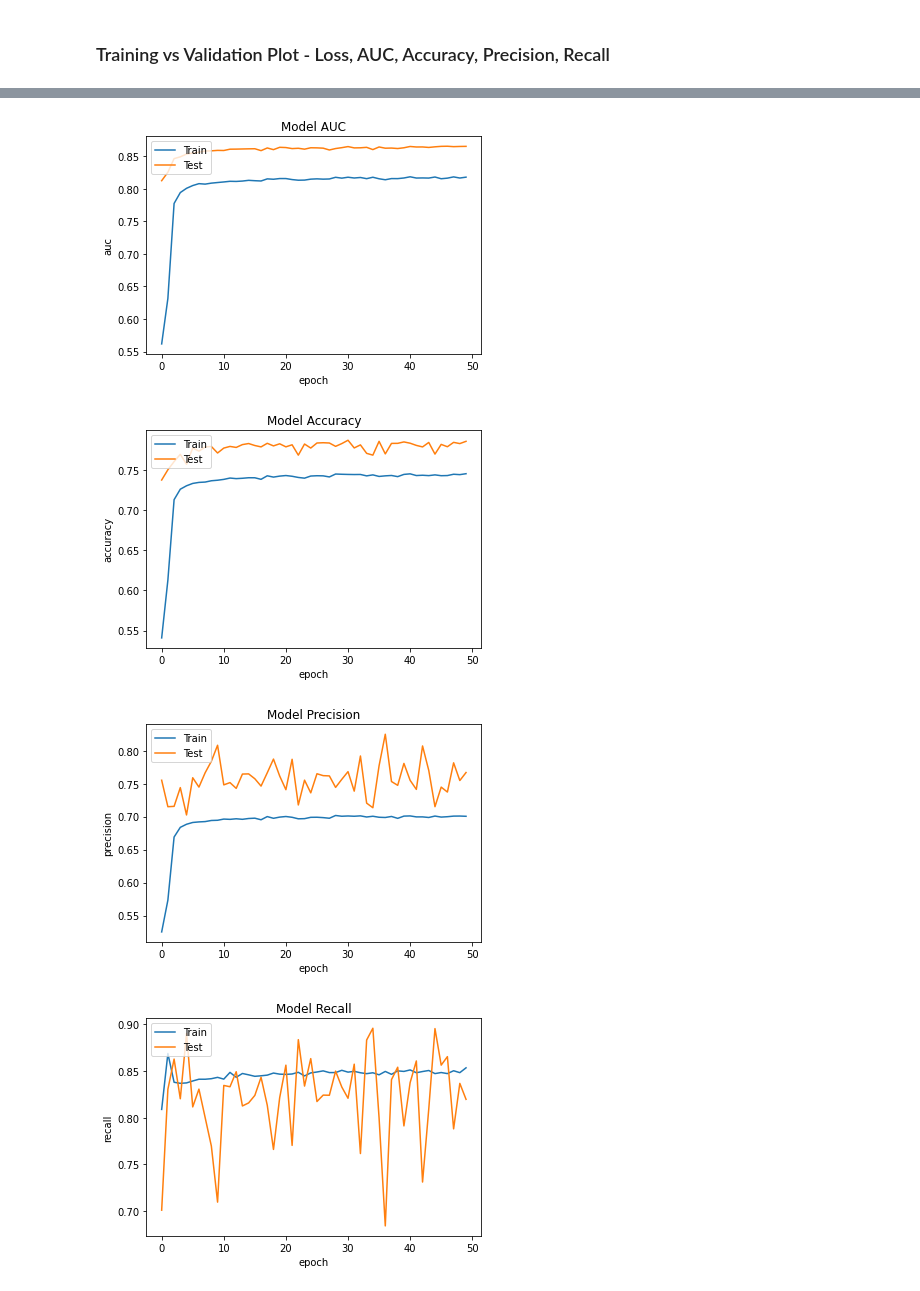
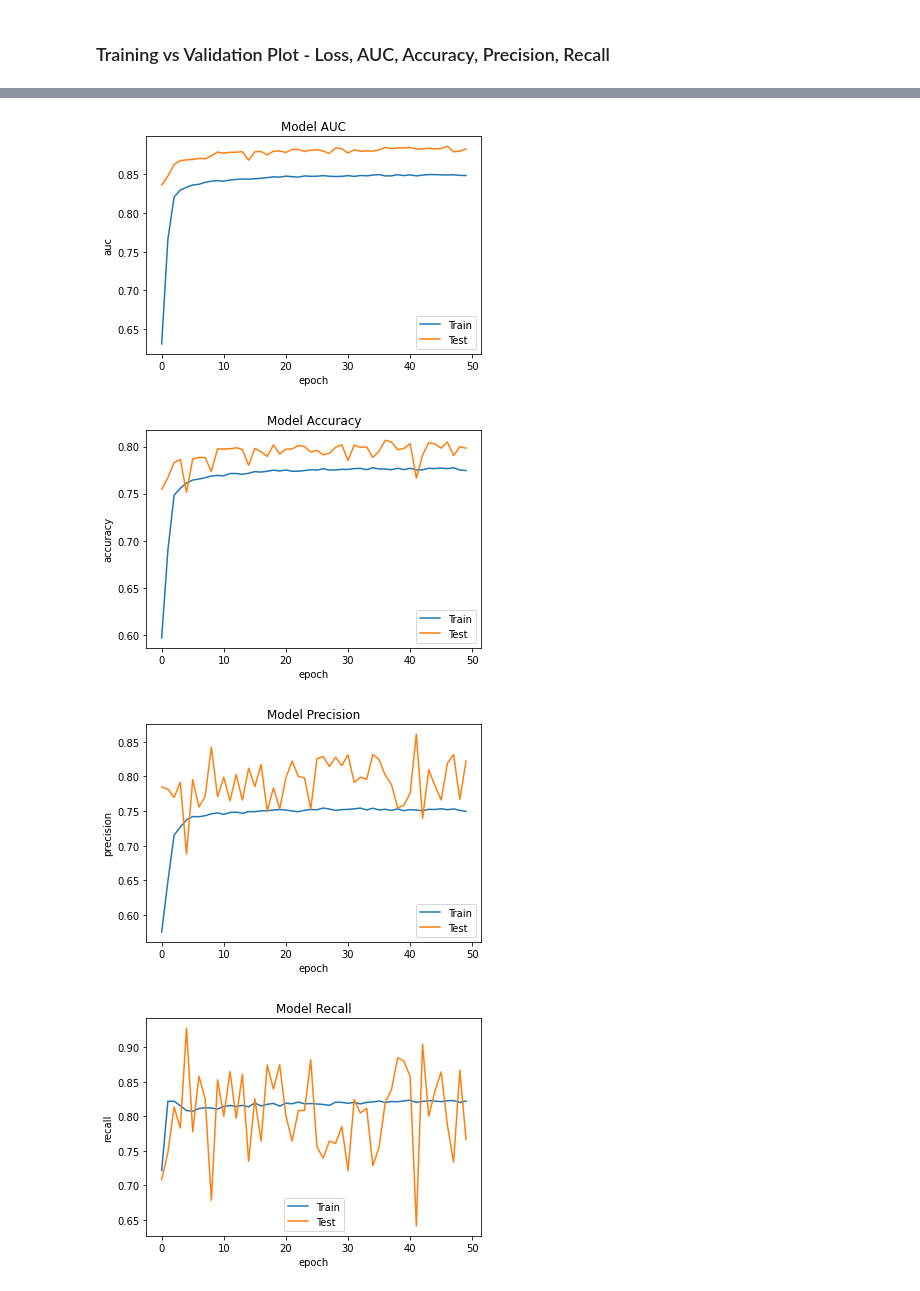
Before and after one commit to matety/ucsd-mle-bootcamp-capstone, a Jupyter notebook: Keras_with_TensorFlow_Model.ipynb, the cells around one changed output, grey strips where cells are left out. Drawn from its saved outputs; the diff is of its cells as text; code cells hidden in the pictures.

```diff
--- a/Keras_with_TensorFlow_Model.ipynb
+++ b/Keras_with_TensorFlow_Model.ipynb
@@ -114,9 +114,10 @@ callback = tf.keras.callbacks.EarlyStopping(monitor='loss', patience=5)
 model = keras.Sequential([
         keras.layers.Flatten(input_shape=(200,1)),
         keras.layers.Dense(128, activation='relu', kernel_regularizer=regularizers.l2(0.0001)),
-        keras.layers.Dropout(0.5),
+        keras.layers.Dropout(0.4),
         keras.layers.Dense(8, activation='relu', kernel_regularizer=regularizers.l2(0.0001)),
-        keras.layers.Dropout(0.5),        keras.layers.Dense(1, activation='sigmoid'),
+        keras.layers.Dropout(0.4),
+        keras.layers.Dense(1, activation='sigmoid'),
 ])
 
 model.compile(optimizer='adam',
@@ -126,6 +127,6 @@ model.compile(optimizer='adam',
                            'Precision',
                            'Recall'])
 
-history = model.fit(X_train, y_train, epochs=50, validation_split=0.3, shuffle=True)
+history = model.fit(X_train, y_train, epochs=50, validation_data=(X_test, y_test), workers=4)
 # %% [output]
 Epoch 1/50
@@ -156,7 +157,7 @@ plt.plot(history.history['val_loss'])
 plt.title('Model Loss')
 plt.ylabel('loss')
 plt.xlabel('epoch')
-plt.legend(['Train', 'Test'], loc='upper left')
+plt.legend(['Train', 'Test'], loc='best')
 plt.show()
 
 # AUC
@@ -165,7 +166,7 @@ plt.plot(history.history['val_auc'])
 plt.title('Model AUC')
 plt.ylabel('auc')
 plt.xlabel('epoch')
-plt.legend(['Train', 'Test'], loc='upper left')
+plt.legend(['Train', 'Test'], loc='best')
 plt.show()
 
 # Accuracy
@@ -174,7 +175,7 @@ plt.plot(history.history['val_Accuracy'])
 plt.title('Model Accuracy')
 plt.ylabel('accuracy')
 plt.xlabel('epoch')
-plt.legend(['Train', 'Test'], loc='upper left')
+plt.legend(['Train', 'Test'], loc='best')
 plt.show()
 
 # Precision
@@ -183,7 +184,7 @@ plt.plot(history.history['val_precision'])
 plt.title('Model Precision')
 plt.ylabel('precision')
 plt.xlabel('epoch')
-plt.legend(['Train', 'Test'], loc='upper left')
+plt.legend(['Train', 'Test'], loc='best')
 plt.show()
 
 # Recall
@@ -192,6 +193,6 @@ plt.plot(history.history['val_recall'])
 plt.title('Model Recall')
 plt.ylabel('recall')
 plt.xlabel('epoch')
-plt.legend(['Train', 'Test'], loc='upper left')
+plt.legend(['Train', 'Test'], loc='best')
 plt.show()
 # %% [output]
@@ -199,5 +200,5 @@ plt.show()
-[figure, old version]
+[figure, new version]
-[figure, old version]
+[figure, new version]
-[figure, old version]
+[figure, new version]
-[figure, old version]
+[figure, new version]
 # %%
```
Also changed, not shown: parts of 4 cells of this notebook.
